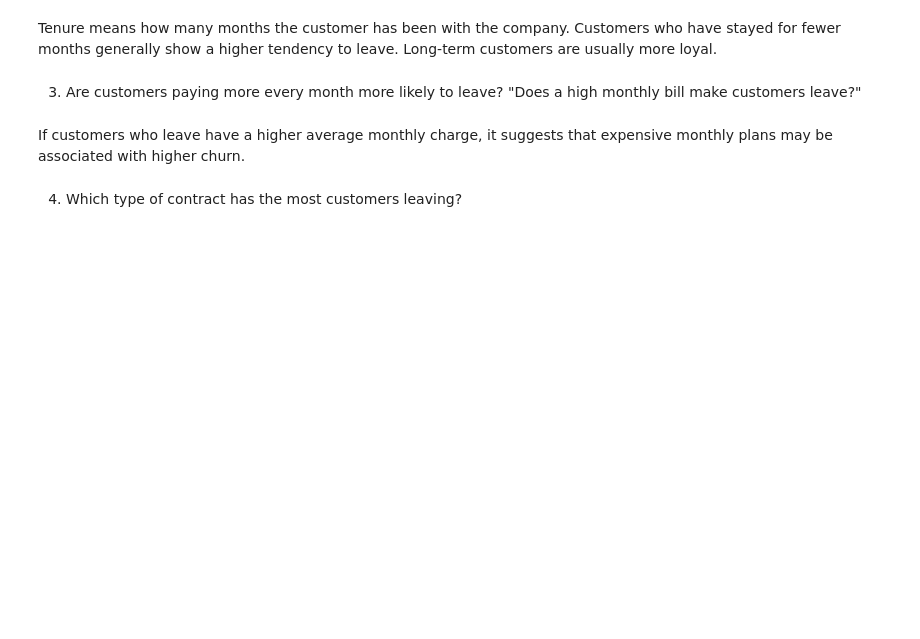
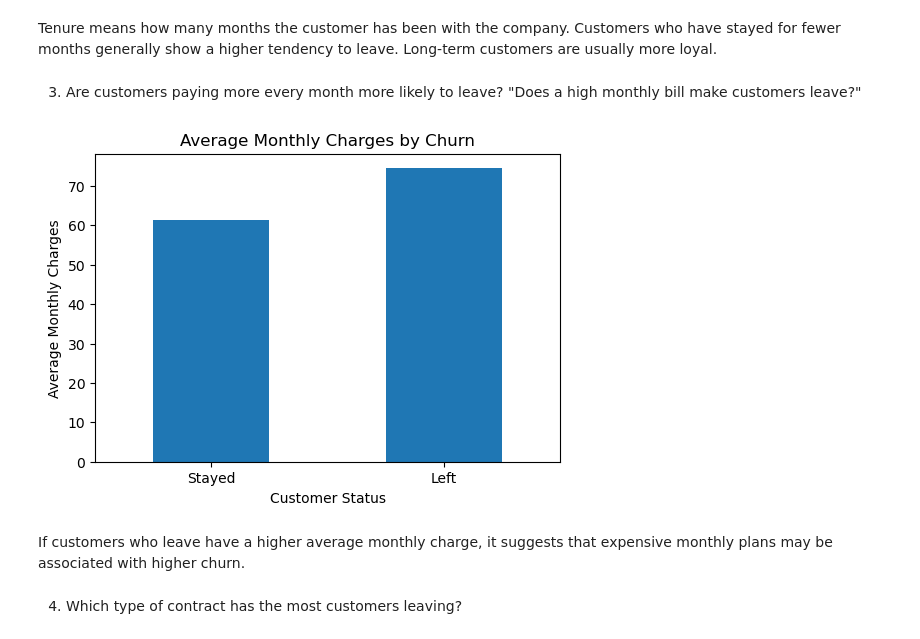
Before and after one commit to sahal-cm/Customer_Churn_Prediction, a Jupyter notebook: project_Classification.ipynb, the cells around one changed output. Saved outputs shown, nothing was run; the diff lists cells and outputs as text; code cells hidden in the pictures; blank space fills up the shorter version.

```diff
--- a/project_Classification.ipynb
+++ b/project_Classification.ipynb
@@ -180,15 +184,18 @@ Long-term customers are usually more loyal.
 3. Are customers paying more every month more likely to leave?
 "Does a high monthly bill make customers leave?"
 # %%
-df.groupby('Churn')['MonthlyCharges'].mean().plot(
+df.groupby('Churn')['Monthlycharges'].mean().plot(
     kind='bar',
     figsize=(6,4)
 )
 
 plt.title('Average Monthly Charges by Churn')
-plt.xlabel('Churn')
+plt.xlabel('Customer Status')
 plt.ylabel('Average Monthly Charges')
+plt.xticks([0, 1], ['Stayed','Left'], rotation=0)
 plt.show()
+# %% [output]
+[figure, added]
 # %% [markdown]
 If customers who leave have a higher average monthly charge,
 it suggests that expensive monthly plans may be associated with higher churn.
```
Also changed, not shown: parts of 22 cells of this notebook.
